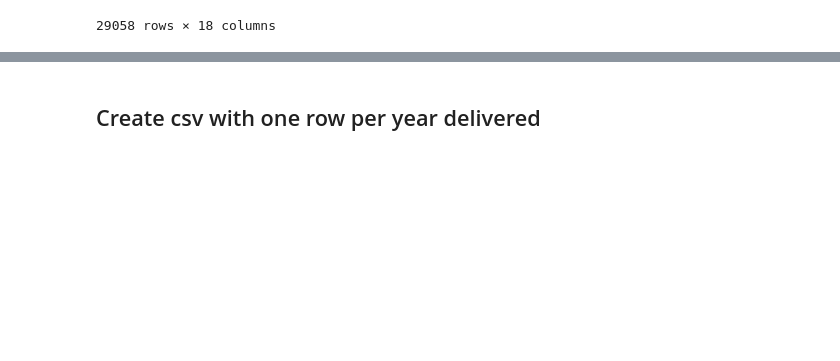
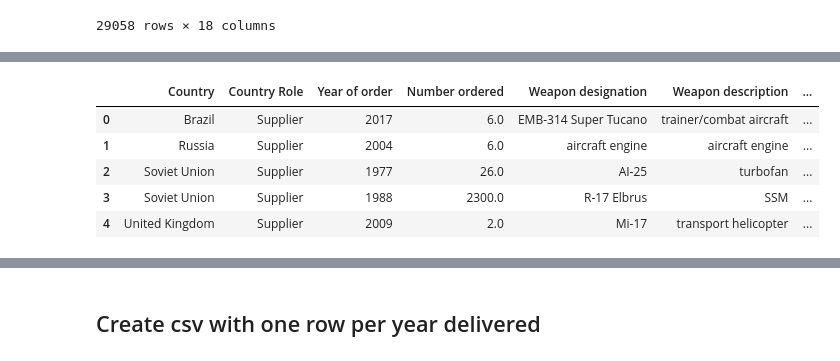
Before and after one commit to ClaytonB-3/arms-trade-proj, a Jupyter notebook: data_cleaning.ipynb, the cells around one changed output, grey strips where cells are left out. Saved outputs shown, nothing was run; the diff lists cells and outputs as text; code cells hidden in the pictures; blank space fills up the shorter version.

```diff
--- a/data_cleaning.ipynb
+++ b/data_cleaning.ipynb
@@ -710,3 +730,31 @@ df
+# %%
+# Melt the DataFrame to create rows for Supplier and Recipient
+supplier_df = df.copy()
+supplier_df["Country"] = supplier_df["Supplier"]
+supplier_df["Country Role"] = "Supplier"
+supplier_df.drop(columns=["Supplier", "Recipient"], inplace=True)
+
+recipient_df = df.copy()
+recipient_df["Country"] = recipient_df["Recipient"]
+recipient_df["Country Role"] = "Recipient"
+recipient_df.drop(columns=["Supplier", "Recipient"], inplace=True)
+
+
+
+# Combine the two DataFrames
+transformed_df = pd.concat([supplier_df, recipient_df], ignore_index=True)
+
+# Reorder columns to have "Country" and "Country Role" as the first two columns
+cols = ["Country", "Country Role"] + [col for col in transformed_df.columns if col not in ["Country", "Country Role"]]
+transformed_df = transformed_df[cols]
+transformed_df.head()
+# %% [output]
+|  | Country | Country Role | Year of order | Number ordered | Weapon designation | Weapon description | ... |
+| 0 | Brazil | Supplier | 2017 | 6.0 | EMB-314 Super Tucano | trainer/combat aircraft | ... |
+| 1 | Russia | Supplier | 2004 | 6.0 | aircraft engine | aircraft engine | ... |
+| 2 | Soviet Union | Supplier | 1977 | 26.0 | AI-25 | turbofan | ... |
+| 3 | Soviet Union | Supplier | 1988 | 2300.0 | R-17 Elbrus | SSM | ... |
+| 4 | United Kingdom | Supplier | 2009 | 2.0 | Mi-17 | transport helicopter | ... |
 # %%
 df.to_csv('final_data/cleaned_transfer_data.csv')
 # %%
```
Also changed, not shown: parts of 10 cells of this notebook, 8 other files.
